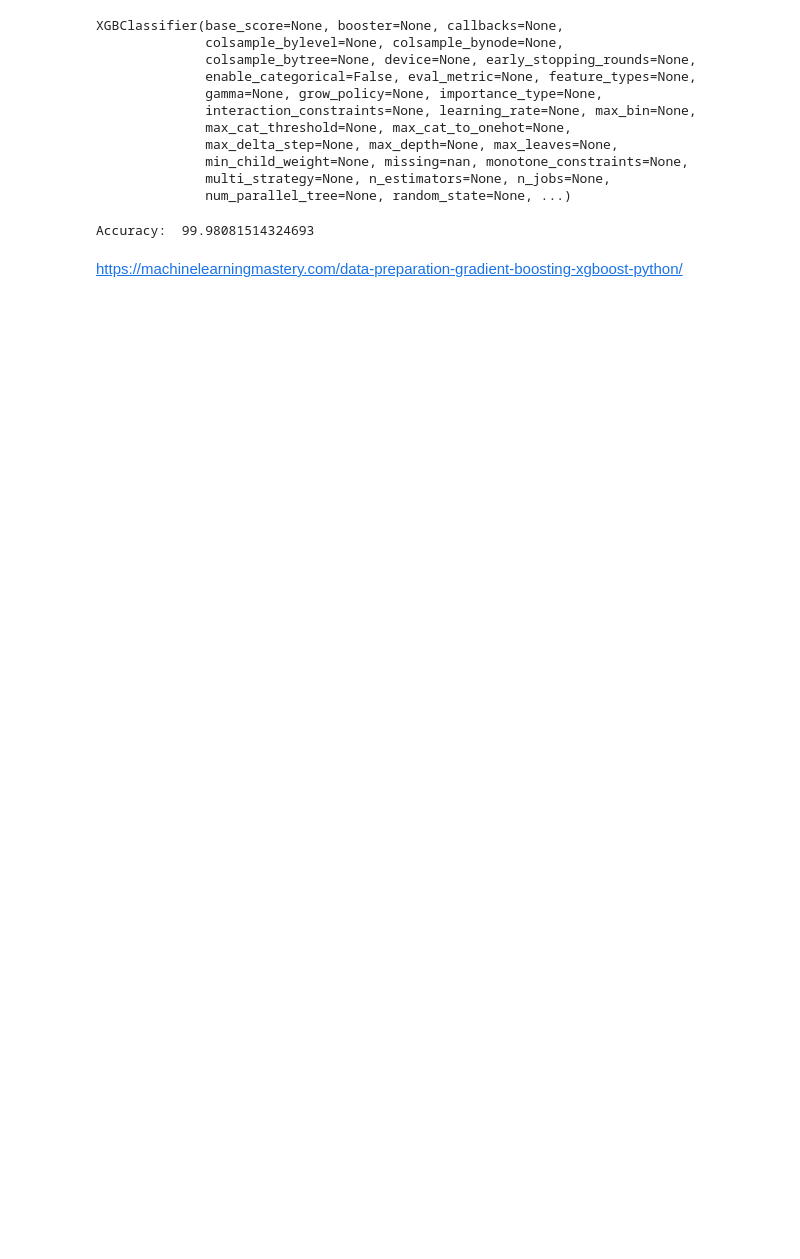
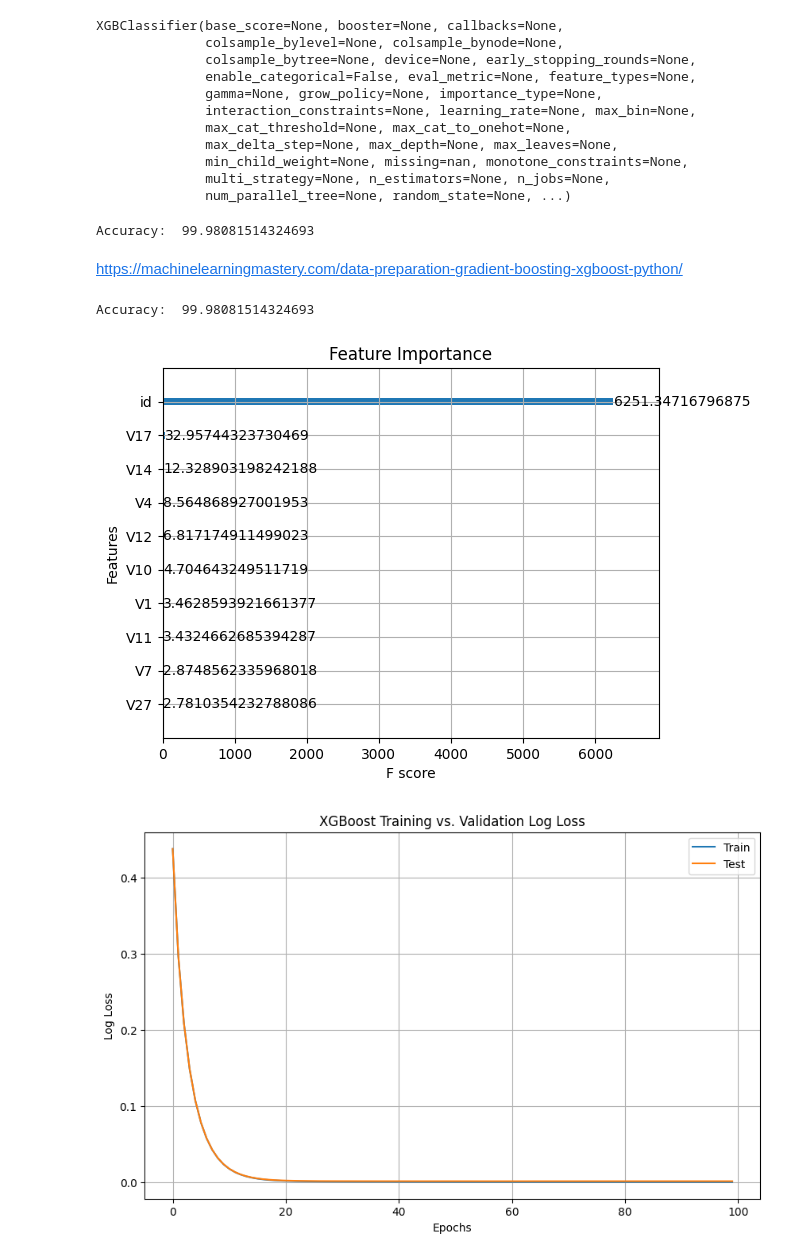
Before and after one commit to RomyJr/Fraud_Detection, a Jupyter notebook: IA.ipynb, the cells around one changed output. Drawn from its saved outputs; the diff is of its cells as text; code cells hidden in the pictures; blank space fills up the shorter version.

```diff
--- a/IA.ipynb
+++ b/IA.ipynb
@@ -100,19 +119,2 @@ print("Accuracy:", accuracy)
-# %%
-# Afficher le rapport de classification avec couleurs et en-tête
-from colorama import Fore, Back, Style
-print("\n" + Back.BLUE + Fore.WHITE + "Classification Report" + Style.RESET_ALL)
-report = classification_report(y_test, y_pred, output_dict=True)
-for key, value in report.items():
-    if key in ['0', '1']:
-        color = Fore.GREEN if value['precision'] > 0.8 else Fore.RED
-        print(f"Class {key}:")
-        print(f"  Precision: {color}{value['precision']:.2f}{Style.RESET_ALL}")
-        color = Fore.GREEN if value['recall'] > 0.8 else Fore.RED
-        print(f"  Recall: {color}{value['recall']:.2f}{Style.RESET_ALL}")
-        color = Fore.GREEN if value['f1-score'] > 0.8 else Fore.RED
-        print(f"  F1-score: {color}{value['f1-score']:.2f}{Style.RESET_ALL}")
-        print(f"  Support: {value['support']}")
-    else:
-        print(key + ":", value)
 # %% [markdown]
 On va maintenant afficher le training.
@@ -461,3 +540,53 @@ print("Accuracy: ", accuracy * 100.0)
 Accuracy:  99.98081514324693
 # %% [markdown]
 https://machinelearningmastery.com/data-preparation-gradient-boosting-xgboost-python/
+# %%
+import matplotlib.pyplot as plt
+import xgboost as xgb
+from sklearn.model_selection import train_test_split
+from sklearn.preprocessing import LabelEncoder
+from sklearn.metrics import accuracy_score
+
+# Encode string class values as integers
+label_encoder = LabelEncoder()
+label_encoded_y = label_encoder.fit_transform(y)
+
+# Split data into training and test sets
+seed = 7
+test_size = 0.33
+X_train, X_test, y_train, y_test = train_test_split(X, label_encoded_y, test_size=test_size, random_state=seed)
+
+# Define and train the model
+model = xgb.XGBClassifier(eval_metric="logloss")  # Set evaluation metric
+eval_set = [(X_train, y_train), (X_test, y_test)]  # For monitoring
+model.fit(X_train, y_train, eval_set=eval_set, verbose=False)
+
+# Evaluate the model
+y_pred = model.predict(X_test)
+predictions = [round(value) for value in y_pred]
+accuracy = accuracy_score(y_test, predictions)
+print("Accuracy: ", accuracy * 100.0)
+
+# Plot Feature Importance
+xgb.plot_importance(model, max_num_features=10, title="Feature Importance", importance_type="gain")
+plt.show()
+
+# Extract and Plot Training vs. Validation Performance
+results = model.evals_result()
+epochs = len(results["validation_0"]["logloss"])
+x_axis = range(0, epochs)
+
+# Plot log loss
+plt.figure(figsize=(10, 6))
+plt.plot(x_axis, results["validation_0"]["logloss"], label="Train")
+plt.plot(x_axis, results["validation_1"]["logloss"], label="Test")
+plt.xlabel("Epochs")
+plt.ylabel("Log Loss")
+plt.title("XGBoost Training vs. Validation Log Loss")
+plt.legend()
+plt.grid()
+plt.show()
+# %% [output]
+Accuracy:  99.98081514324693
+[figure, added]
+[figure, added]
```
Also changed, not shown: parts of 15 cells of this notebook.
